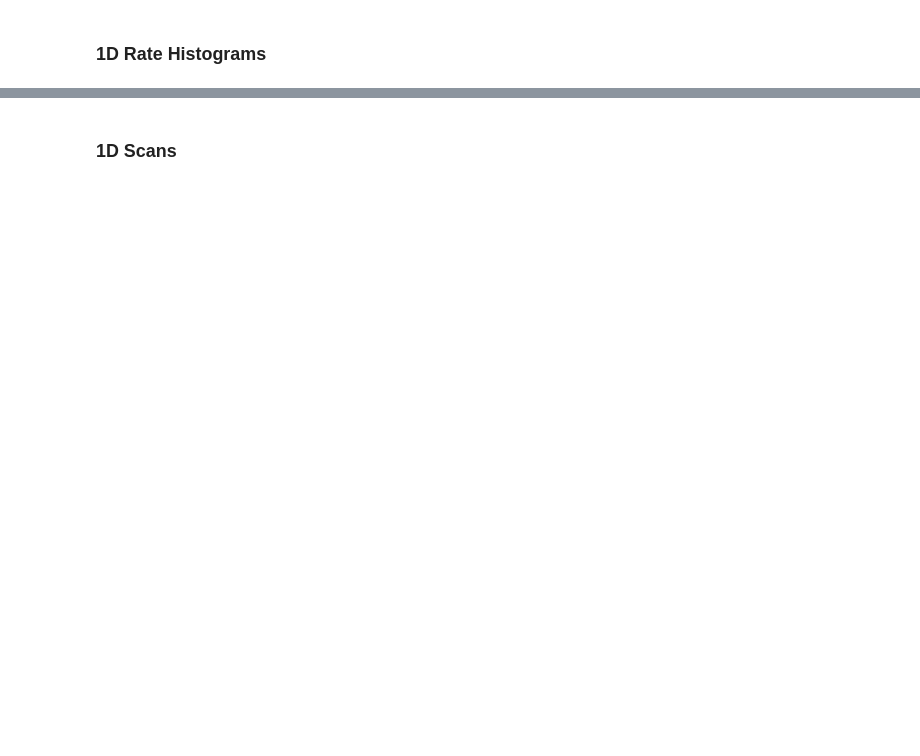
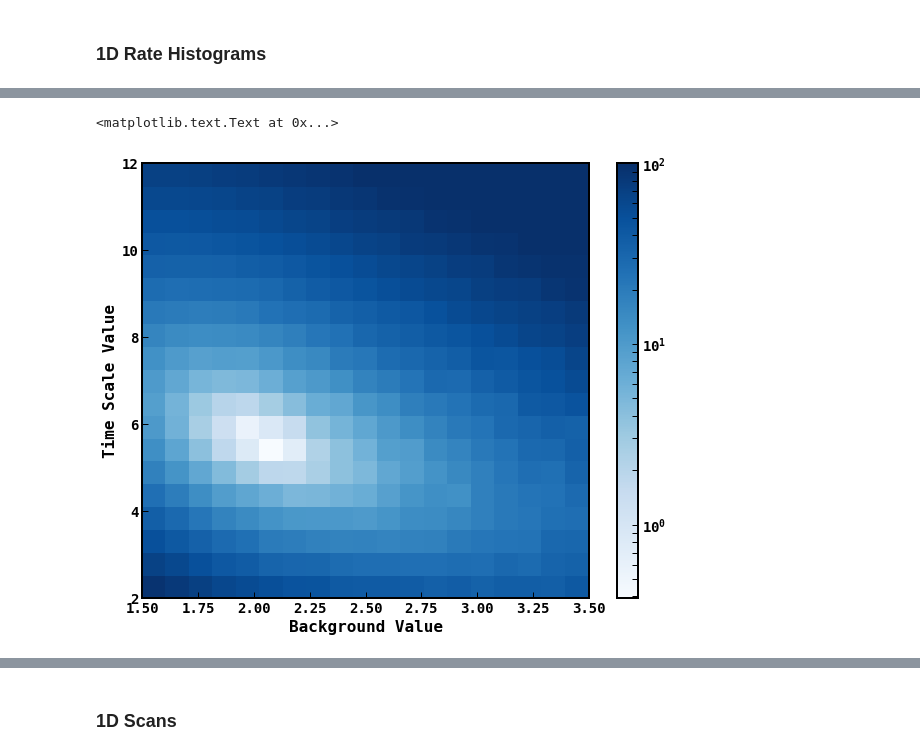
Before and after one commit to jpienaar13/SingleElectrons, a Jupyter notebook: 08_ToyMC_for_SErates.ipynb, the cells around one changed output, grey strips where cells are left out. Saved outputs shown, nothing was run; the diff lists cells and outputs as text; code cells hidden in the pictures; blank space fills up the shorter version.

```diff
--- a/08_ToyMC_for_SErates.ipynb
+++ b/08_ToyMC_for_SErates.ipynb
@@ -694,0 +940,19 @@ Best time_scale constant : 22.0
+# %%
+#Slice On background Values:
+
+fig = plt.figure(figsize=(10, 8))
+
+#Slice axis=1, i.e. second loop is removed. Thus no scaling constant loop
+i_min = np.unravel_index(fit_values.argmin(), fit_values.shape)
+fit_values_slice=fit_values[:, i_min[1] ,:]
+
+plt.pcolormesh(background_values, time_scale_values, fit_values_slice, norm=LogNorm(), vmax=10**2)
+#i_min = np.unravel_index(fit_values.argmin(), fit_values.shape)
+plt.colorbar()
+#plt.yscale('log')
+#plt.xscale('log')
+plt.xlabel("Background Value")
+plt.ylabel("Time Scale Value")
+# %% [output]
+<matplotlib.text.Text at 0x...>
+[figure, added]
```
Also changed, not shown: parts of 56 cells of this notebook, 9 other files.
